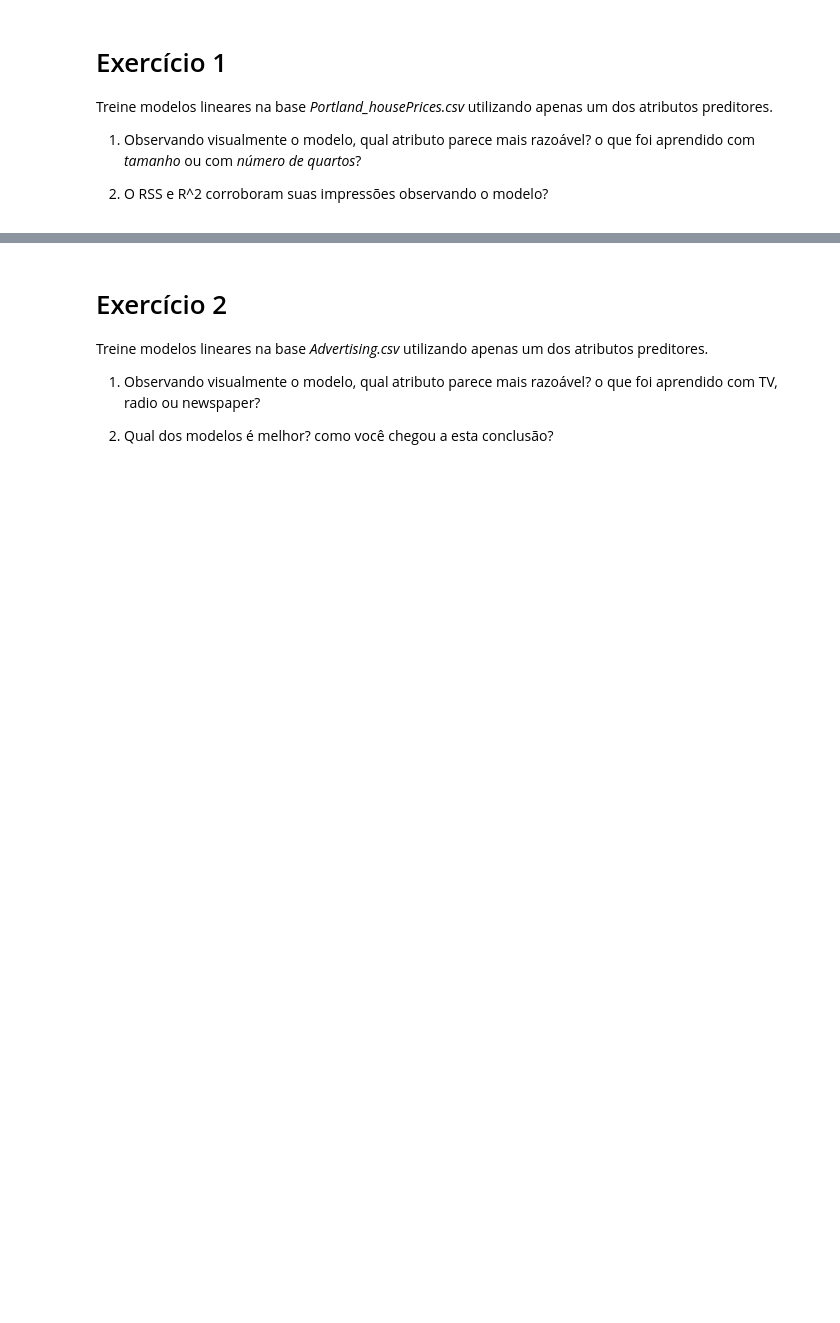
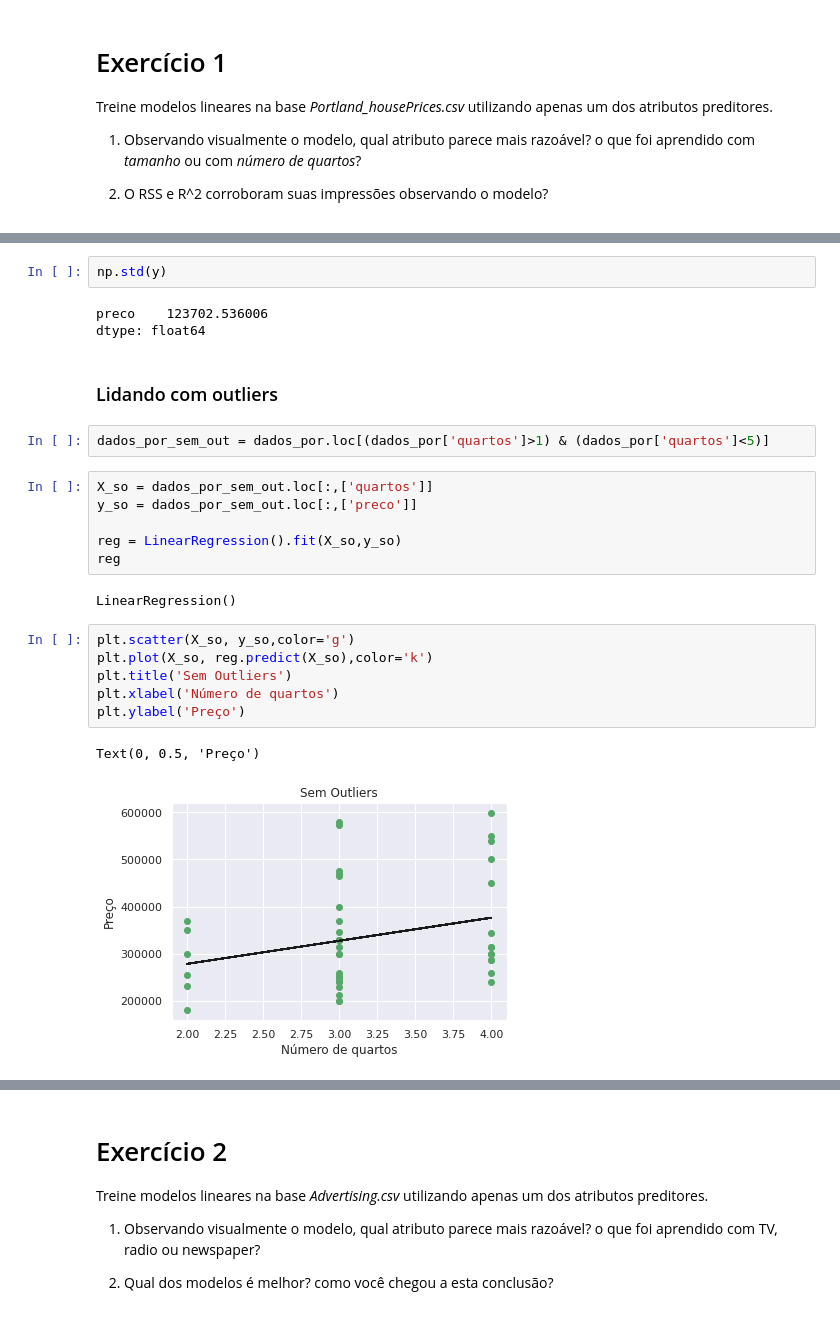
Before and after one commit to gus-phys/AI2-resources, a Jupyter notebook: 07-ml-regressao/aula2/regression/Exercicios-Regressao_Linear.ipynb, the cells around one changed output, grey strips where cells are left out. Saved outputs shown, nothing was run; the diff lists cells and outputs as text; blank space fills up the shorter version.

```diff
--- a/07-ml-regressao/aula2/regression/Exercicios-Regressao_Linear.ipynb
+++ b/07-ml-regressao/aula2/regression/Exercicios-Regressao_Linear.ipynb
@@ -109,0 +144,26 @@ Treine modelos lineares na base <i>Portland_housePrices.csv</i> utilizando apena
+# %%
+np.std(y)
+# %% [output]
+preco    123702.536006
+dtype: float64
+# %% [markdown]
+### Lidando com outliers
+# %%
+dados_por_sem_out = dados_por.loc[(dados_por['quartos']>1) & (dados_por['quartos']<5)]
+# %%
+X_so = dados_por_sem_out.loc[:,['quartos']]
+y_so = dados_por_sem_out.loc[:,['preco']]
+
+reg = LinearRegression().fit(X_so,y_so)
+reg
+# %% [output]
+LinearRegression()
+# %%
+plt.scatter(X_so, y_so,color='g')
+plt.plot(X_so, reg.predict(X_so),color='k')
+plt.title('Sem Outliers')
+plt.xlabel('Número de quartos')
+plt.ylabel('Preço')
+# %% [output]
+Text(0, 0.5, 'Preço')
+[figure, added]
```
Also changed, not shown: parts of 44 cells of this notebook.
